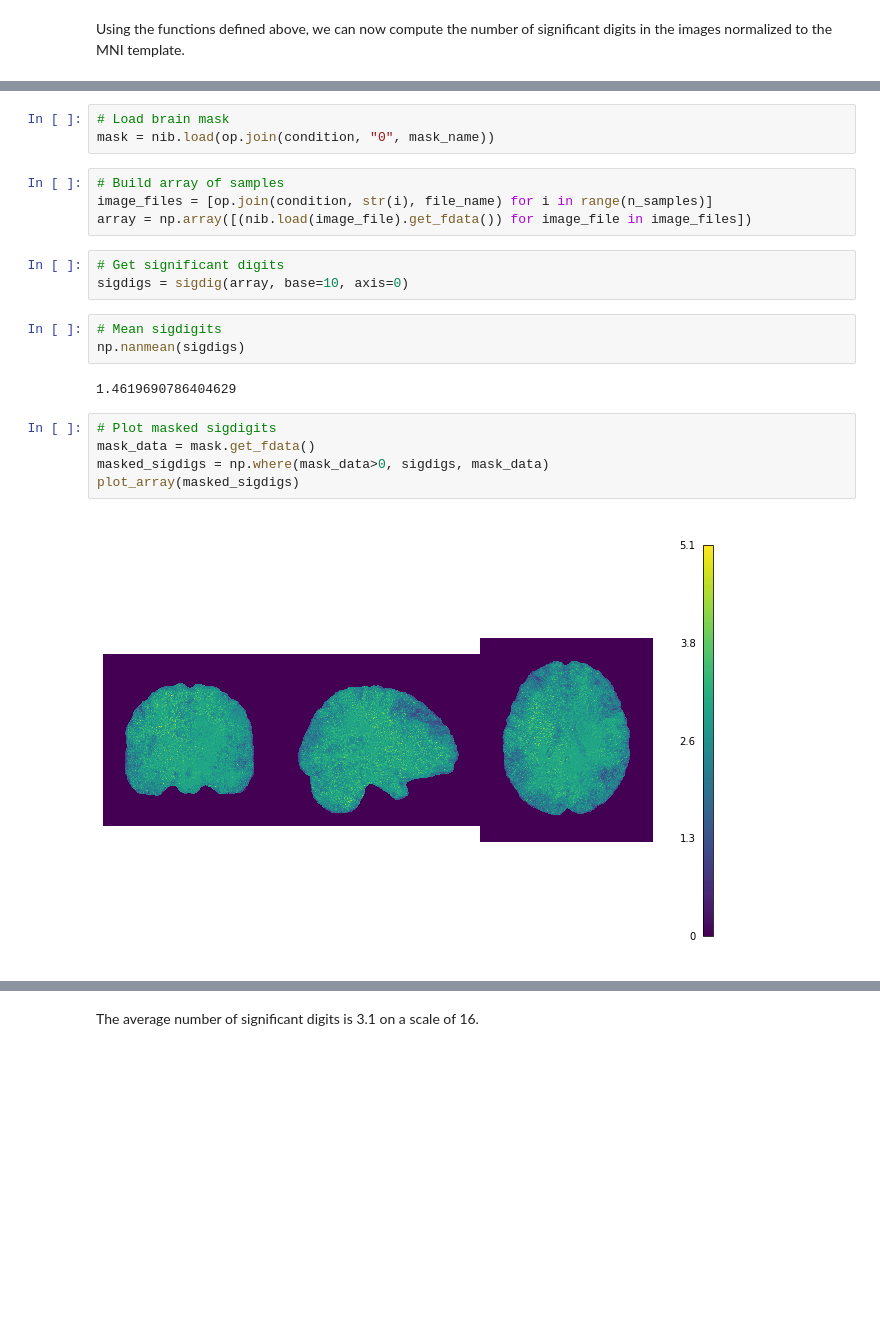
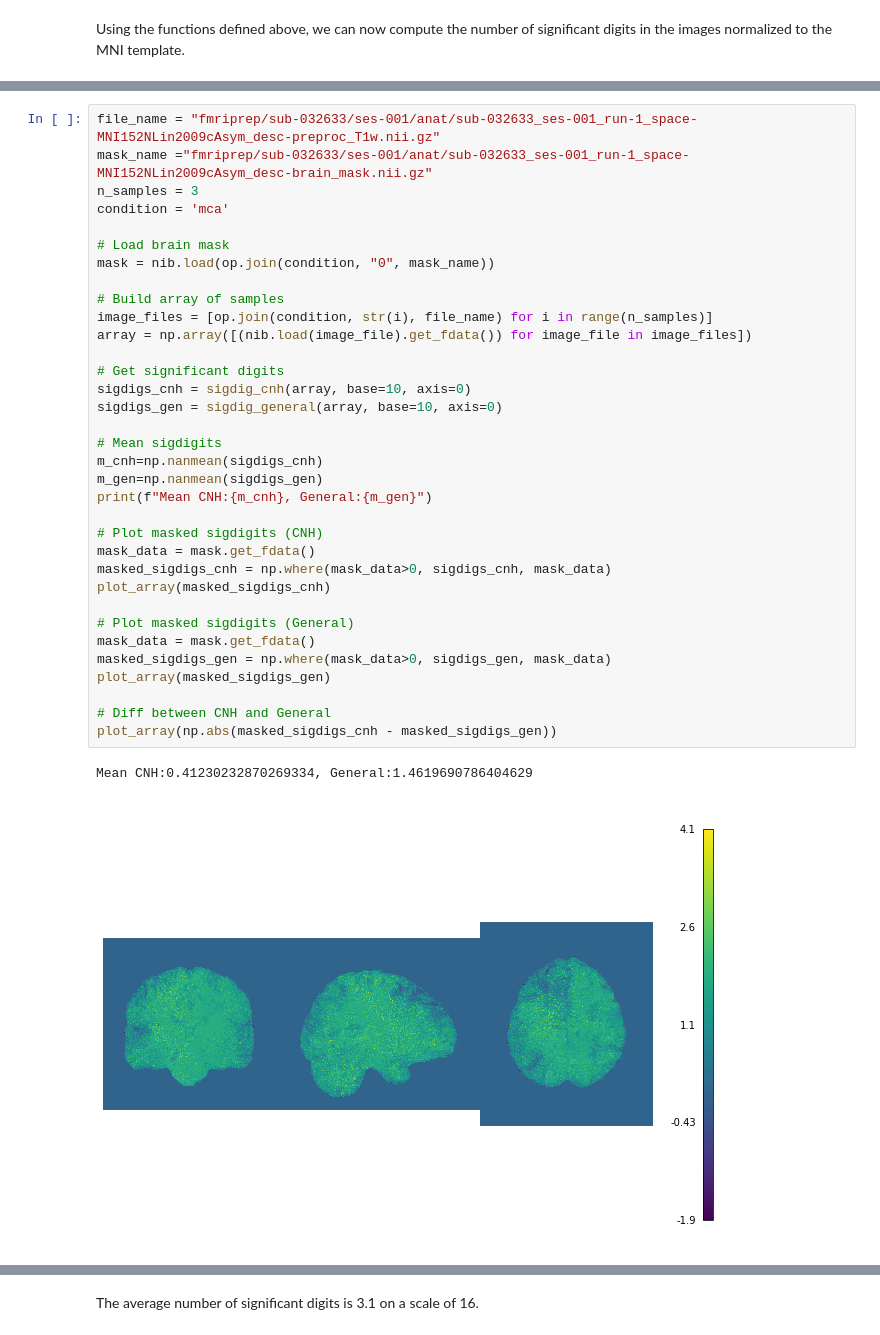
Before and after one commit to yohanchatelain/fuzzy-fmriprep, a Jupyter notebook: sigdigits.ipynb, the cells around one changed output, grey strips where cells are left out. Drawn from its saved outputs; the diff is of its cells as text; blank space fills up the shorter version.

```diff
--- a/sigdigits.ipynb
+++ b/sigdigits.ipynb
@@ -66,22 +79,37 @@ condition = 'mca'
-# %%
-# Load brain mask
-mask = nib.load(op.join(condition, "0", mask_name))
-# %%
-# Build array of samples
-image_files = [op.join(condition, str(i), file_name) for i in range(n_samples)]
-array = np.array([(nib.load(image_file).get_fdata()) for image_file in image_files])
-# %%
-# Get significant digits
-sigdigs = sigdig(array, base=10, axis=0)
-# %%
-# Mean sigdigits
-np.nanmean(sigdigs)
-# %% [output]
-1.4619690786404629
-# %%
-# Plot masked sigdigits
-mask_data = mask.get_fdata()
-masked_sigdigs = np.where(mask_data>0, sigdigs, mask_data)
-plot_array(masked_sigdigs)
-# %% [output]
-[figure, removed]
+# %%
+file_name = "fmriprep/sub-032633/ses-001/anat/sub-032633_ses-001_run-1_space-MNI152NLin2009cAsym_desc-preproc_T1w.nii.gz"
+mask_name ="fmriprep/sub-032633/ses-001/anat/sub-032633_ses-001_run-1_space-MNI152NLin2009cAsym_desc-brain_mask.nii.gz"
+n_samples = 3
+condition = 'mca'
+
+# Load brain mask
+mask = nib.load(op.join(condition, "0", mask_name))
+
+# Build array of samples
+image_files = [op.join(condition, str(i), file_name) for i in range(n_samples)]
+array = np.array([(nib.load(image_file).get_fdata()) for image_file in image_files])
+
+# Get significant digits
+sigdigs_cnh = sigdig_cnh(array, base=10, axis=0)
+sigdigs_gen = sigdig_general(array, base=10, axis=0)
+
+# Mean sigdigits
+m_cnh=np.nanmean(sigdigs_cnh)
+m_gen=np.nanmean(sigdigs_gen)
+print(f"Mean CNH:{m_cnh}, General:{m_gen}")
+
+# Plot masked sigdigits (CNH)
+mask_data = mask.get_fdata()
+masked_sigdigs_cnh = np.where(mask_data>0, sigdigs_cnh, mask_data)
+plot_array(masked_sigdigs_cnh)
+
+# Plot masked sigdigits (General)
+mask_data = mask.get_fdata()
+masked_sigdigs_gen = np.where(mask_data>0, sigdigs_gen, mask_data)
+plot_array(masked_sigdigs_gen)
+
+# Diff between CNH and General
+plot_array(np.abs(masked_sigdigs_cnh - masked_sigdigs_gen))
+# %% [output]
+Mean CNH:0.41230232870269334, General:1.4619690786404629
+[figure, added]
```
Also changed, not shown: parts of 5 cells of this notebook.
